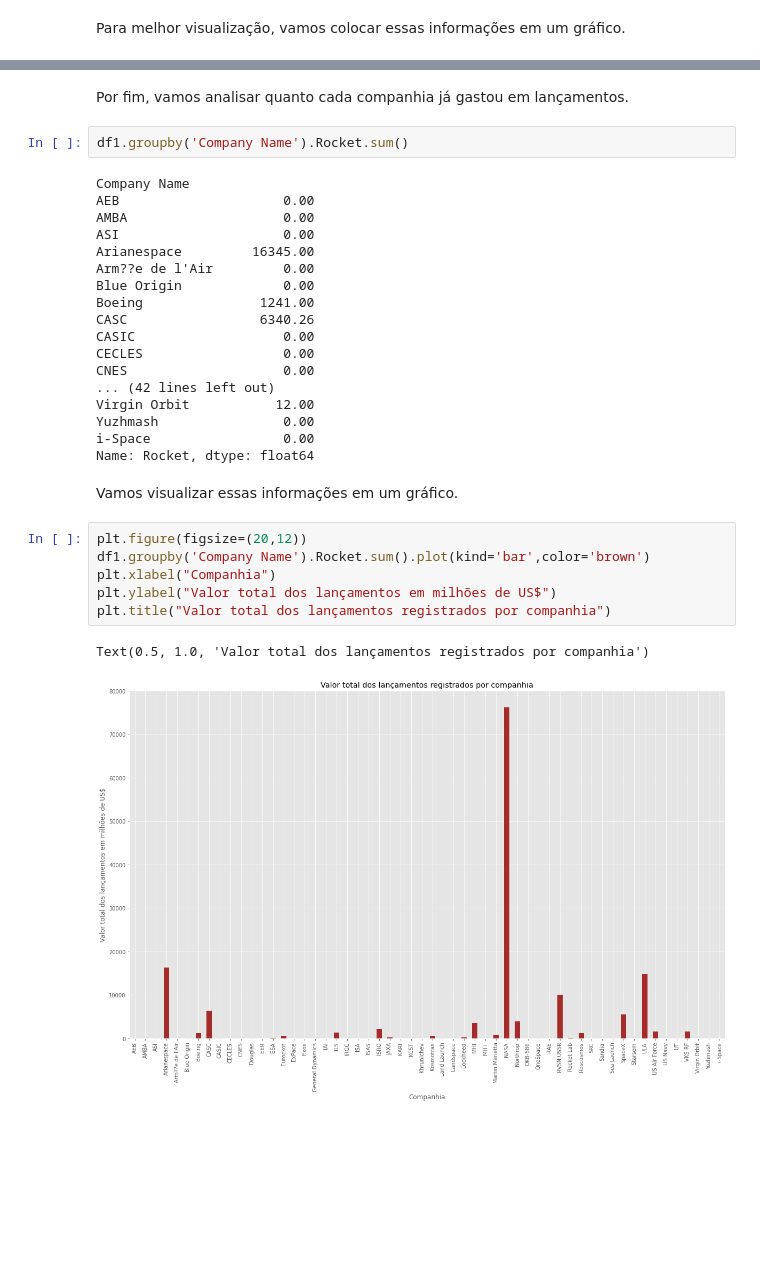
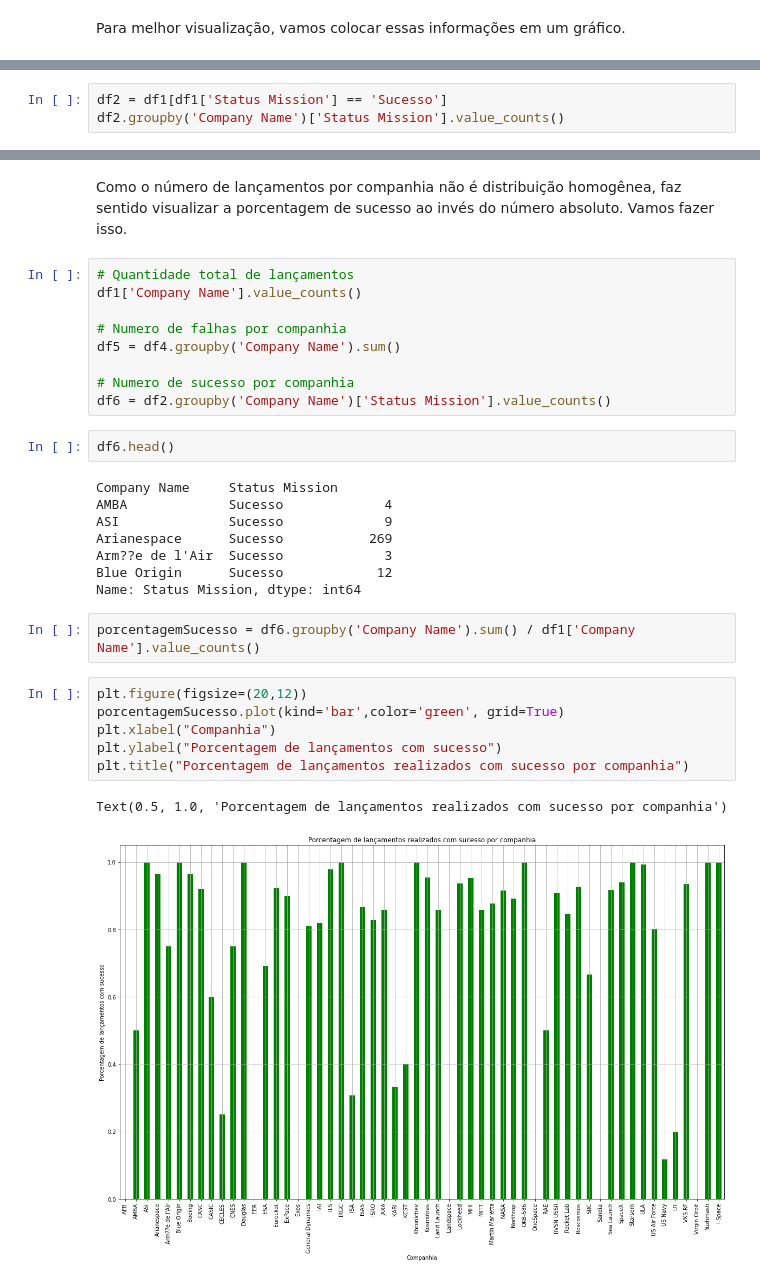
Before and after one commit to Vini-iniV/LeegaDlv3Desafio2, a Jupyter notebook: Notebook/LeegaDSEspaco.ipynb, the cells around one changed output, grey strips where cells are left out. Saved outputs shown, nothing was run; the diff lists cells and outputs as text; blank space fills up the shorter version.

```diff
--- a/Notebook/LeegaDSEspaco.ipynb
+++ b/Notebook/LeegaDSEspaco.ipynb
@@ -286,0 +314,3 @@ Para melhor visualização, vamos colocar essas informações em um gráfico.
+# %%
+df2 = df1[df1['Status Mission'] == 'Sucesso']
+df2.groupby('Company Name')['Status Mission'].value_counts()
@@ -296,33 +368,32 @@ Text(0.5, 1.0, 'Quantidade de lançamentos registrados por companhia')
-# %% [markdown]
-Por fim, vamos analisar quanto cada companhia já gastou em lançamentos.
+# %% [markdown]
+Como o número de lançamentos por companhia não é distribuição homogênea, faz sentido visualizar a porcentagem de sucesso ao invés do número absoluto. Vamos fazer isso.
+# %%
+# Quantidade total de lançamentos
+df1['Company Name'].value_counts()
+
+# Numero de falhas por companhia
+df5 = df4.groupby('Company Name').sum()
+
+# Numero de sucesso por companhia
+df6 = df2.groupby('Company Name')['Status Mission'].value_counts()
+# %%
+df6.head()
+# %% [output]
+Company Name     Status Mission
+AMBA             Sucesso             4
+ASI              Sucesso             9
+Arianespace      Sucesso           269
+Arm??e de l'Air  Sucesso             3
+Blue Origin      Sucesso            12
+Name: Status Mission, dtype: int64
 # %%
-df1.groupby('Company Name').Rocket.sum()
+porcentagemSucesso = df6.groupby('Company Name').sum() / df1['Company Name'].value_counts()
-# %% [output]
-Company Name
-AEB                     0.00
-AMBA                    0.00
-ASI                     0.00
-Arianespace         16345.00
-Arm??e de l'Air         0.00
-Blue Origin             0.00
-Boeing               1241.00
-CASC                 6340.26
-CASIC                   0.00
-CECLES                  0.00
-CNES                    0.00
-... (42 lines left out)
-Virgin Orbit           12.00
-Yuzhmash                0.00
-i-Space                 0.00
-Name: Rocket, dtype: float64
-# %% [markdown]
-Vamos visualizar essas informações em um gráfico.
 # %%
 plt.figure(figsize=(20,12))
-df1.groupby('Company Name').Rocket.sum().plot(kind='bar',color='brown')
+porcentagemSucesso.plot(kind='bar',color='green', grid=True)
 plt.xlabel("Companhia")
-plt.ylabel("Valor total dos lançamentos em milhões de US$")
-plt.title("Valor total dos lançamentos registrados por companhia")
+plt.ylabel("Porcentagem de lançamentos com sucesso")
+plt.title("Porcentagem de lançamentos realizados com sucesso por companhia")
 # %% [output]
-Text(0.5, 1.0, 'Valor total dos lançamentos registrados por companhia')
+Text(0.5, 1.0, 'Porcentagem de lançamentos realizados com sucesso por companhia')
-[figure, old version]
+[figure, new version]
```
Also changed, not shown: parts of 21 cells of this notebook.
